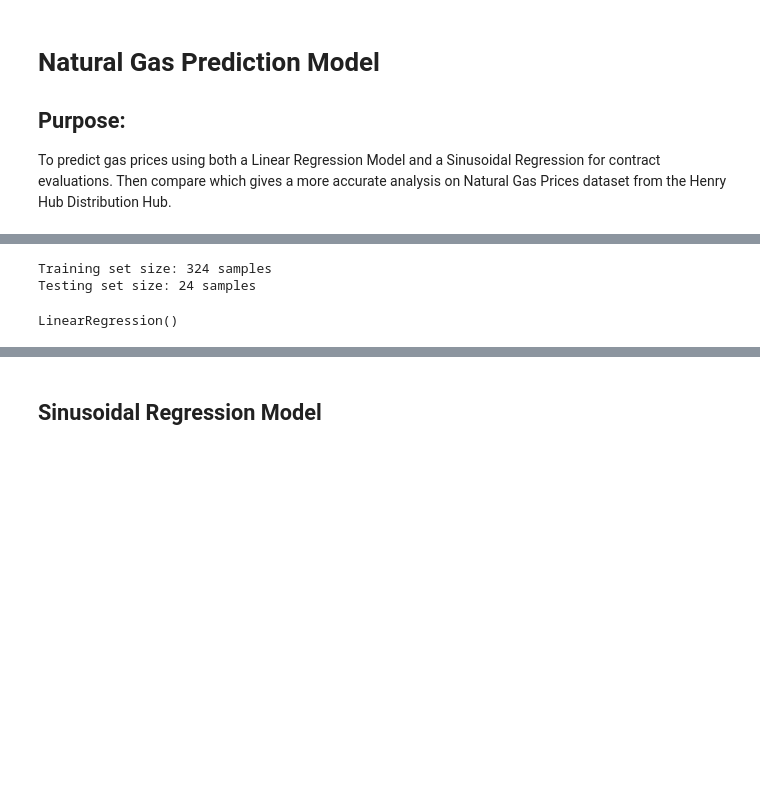
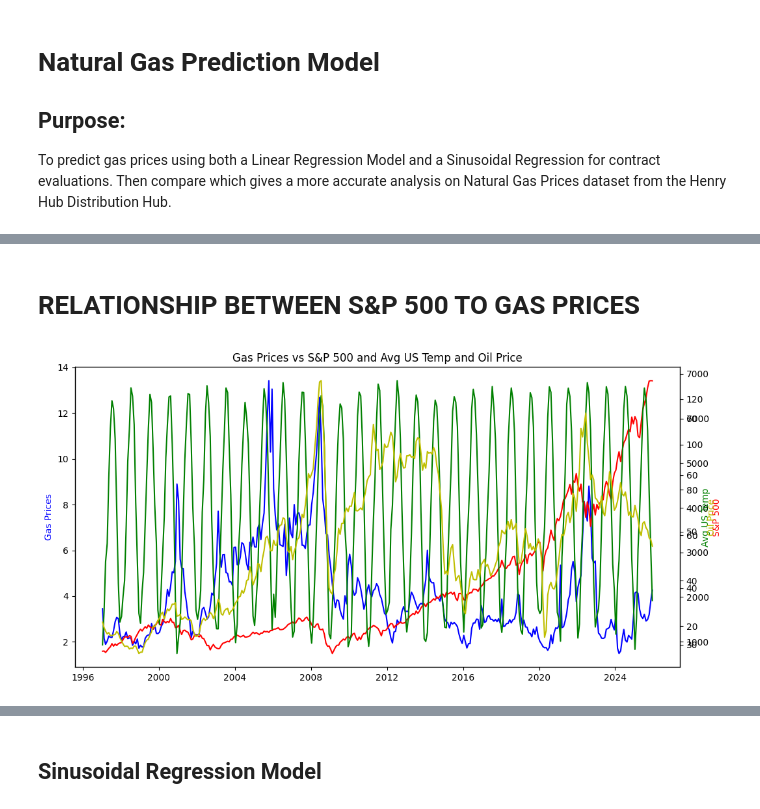
Before and after one commit to aye-ko/Natural_Gas_App, a Jupyter notebook: Natural_Gas_Prediction_Model.ipynb, the cells around one changed output, grey strips where cells are left out. Cells and saved outputs as stored; diff of their text form; code cells hidden in the pictures; blank space fills up the shorter version.

```diff
--- a/Natural_Gas_Prediction_Model.ipynb
+++ b/Natural_Gas_Prediction_Model.ipynb
@@ -141,0 +284,10 @@ None
+# %%
+# Update the dataframe to include oil price data
+
+df['Merge_Date'] = df['Dates'].dt.to_period('M')
+df_oil['Merge_Date'] = df_oil['Dates'].dt.to_period('M')
+
+df = pd.merge(df, df_oil[['Merge_Date', 'Oil_Price']], on='Merge_Date', how='left')
+df.drop(columns=['Merge_Date'], inplace=True)
+display(df.head())
+display(df.tail())
@@ -141,0 +320,3 @@ None
+# %%
+df['Oil_Price'] = df['Oil_Price'].fillna(55.26)
+display(df.tail())
@@ -142 +330,27 @@ None
+# %% [markdown]
+# RELATIONSHIP BETWEEN S&P 500 TO GAS PRICES
+# %%
+# Plot Gas Prices vs S&P 500
+
+fig, ax1 = plt.subplots(figsize=(12,6))
+
+ax1.plot(df['Dates'], df['Prices'], 'b-', label='Gas Prices')
+ax1.set_ylabel('Gas Prices', color='b')
+
+ax2 = ax1.twinx()
+ax2.plot(df['Dates'], df['SP500_Close'], 'r-', label='S&P 500')
+ax2.set_ylabel('S&P 500', color='r')
+
+ax3 = ax1.twinx()
+ax3.plot(df['Dates'], df['Avg_US_Temp'], 'g-', label='Avg US Temp')
+ax3.set_ylabel('Avg US Temp', color='g')
+
+ax4 = ax1.twinx()
+ax4.plot(df['Dates'], df['Oil_Price'], 'y-', label='Oil Price')
+ax4.set_ylabel('Oil Price', color='y')
+
+plt.title('Gas Prices vs S&P 500 and Avg US Temp and Oil Price')
+plt.show()
+# %% [output]
+[figure, added]
 # %%
@@ -147,24 +358,3 @@ df['Dates'] = pd.to_datetime(df['Dates'])
 df['time_index'] = range(len(df))
 df['Month'] = df['Dates'].dt.month
 df = pd.get_dummies(df, columns=['Month']) # after encoding month, convert to 1 or 0 instead of true or false
-# %%
-# Split the data into features and target variable
-X_Linear = df.drop(columns=['Prices']).astype(int)
-y_Linear = df['Prices']
-
-# split the data into training and testing sets
-X_train_Linear = X_Linear[:324] # train on first 324 samples or 27 years of data
-X_test_Linear = X_Linear[324:] # test on last 12 years of data
-y_train_Linear = y_Linear[:324] # train on first 324 samples or 27 years of data
-y_test_Linear = y_Linear[324:] # test on last 12 years of data
-print(f'Training set size: {X_train_Linear.shape[0]} samples')
-print(f'Testing set size: {X_test_Linear.shape[0]} samples')
-
-# Build a linear regression model to predict natural gas prices
-from sklearn.linear_model import LinearRegression
-model = LinearRegression()
-model.fit(X_train_Linear, y_train_Linear)
-# %% [output]
-Training set size: 324 samples
-Testing set size: 24 samples
-LinearRegression()
```
Also changed, not shown: parts of 39 cells of this notebook.
